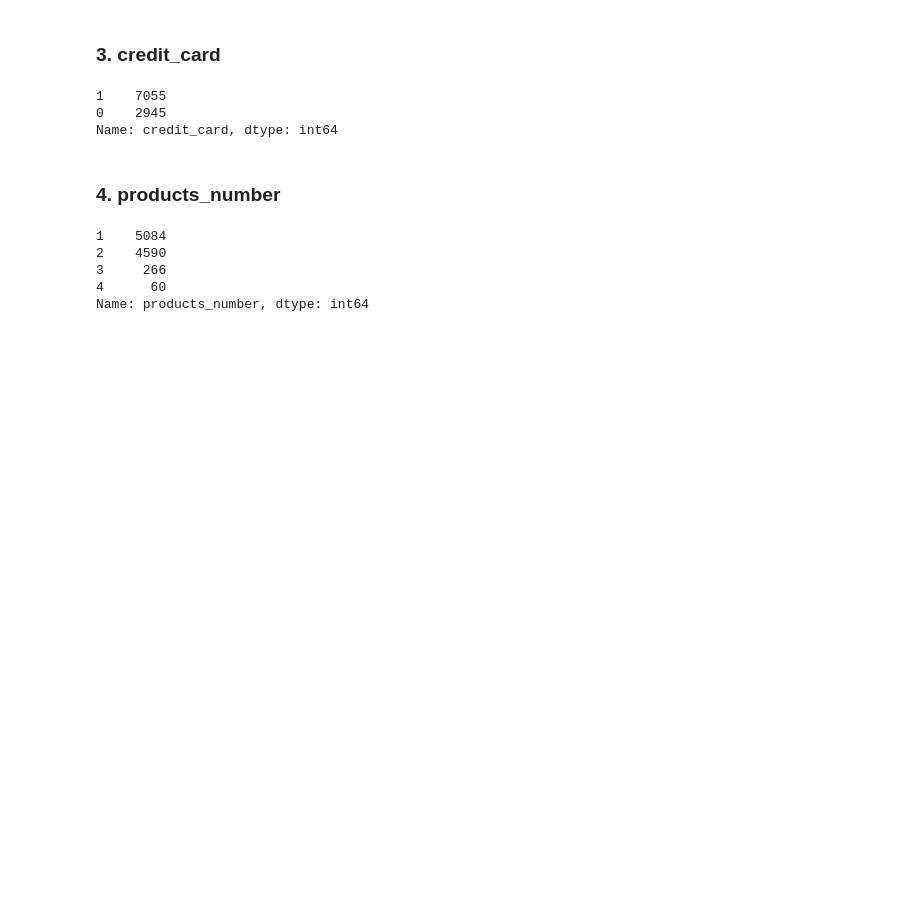
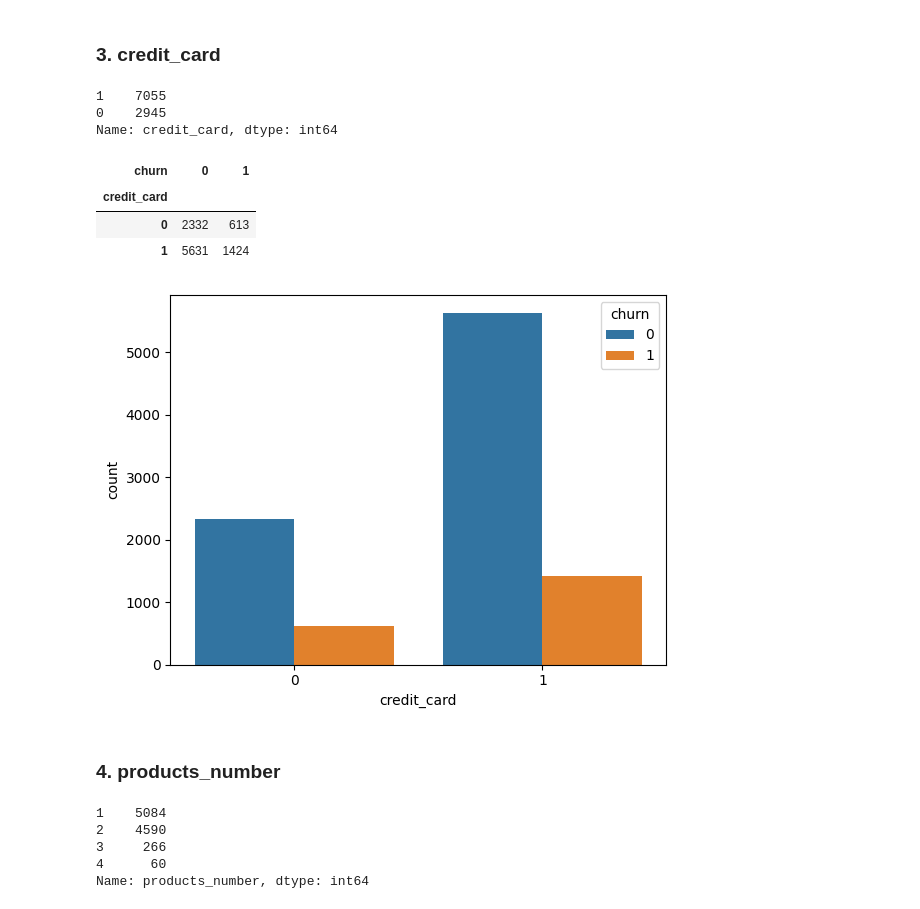
Before and after one commit to SagarWadikar/Churn_Prediction, a Jupyter notebook: Churn_prediction.ipynb, the cells around one changed output. Cells and saved outputs as stored; diff of their text form; code cells hidden in the pictures; blank space fills up the shorter version.

```diff
--- a/Churn_prediction.ipynb
+++ b/Churn_prediction.ipynb
@@ -157,6 +189,19 @@ df['credit_card'].value_counts()
 1    7055
 0    2945
 Name: credit_card, dtype: int64
+# %%
+cross_tab = pd.crosstab(index=df['credit_card'], columns=df['churn'])
+cross_tab
+# %% [output]
+| churn | 0 | 1 |
+| credit_card |  |  |
+| 0 | 2332 | 613 |
+| 1 | 5631 | 1424 |
+# %%
+sns.countplot(x=df['credit_card'], hue=df['churn'])
+plt.show()
+# %% [output]
+[figure, added]
 # %% [markdown]
 ### 4. products_number
 # %%
```
Also changed, not shown: parts of 65 cells of this notebook, 1 other file.
